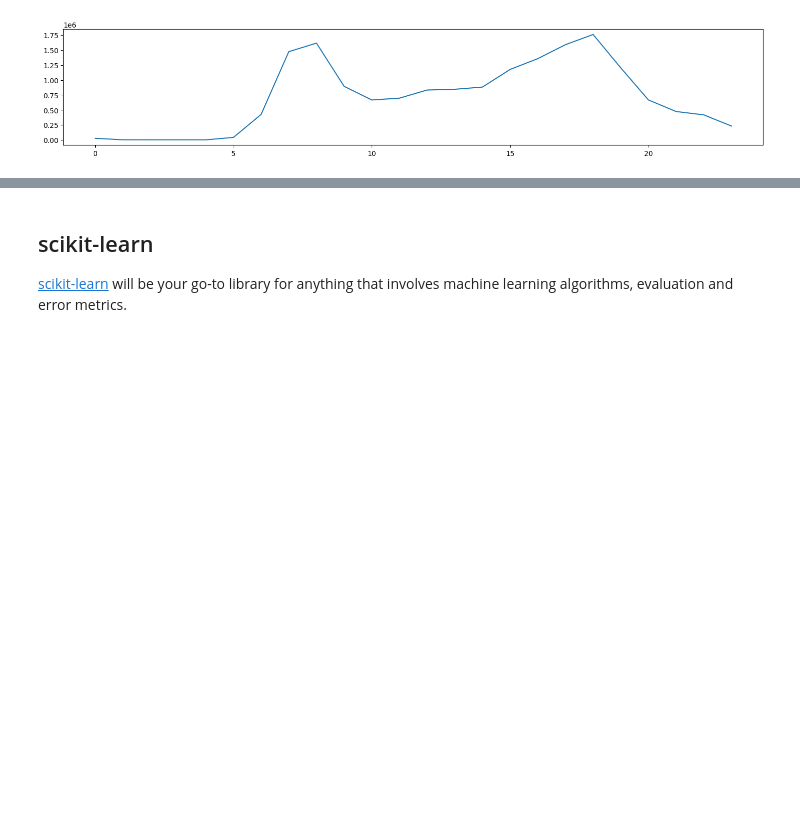
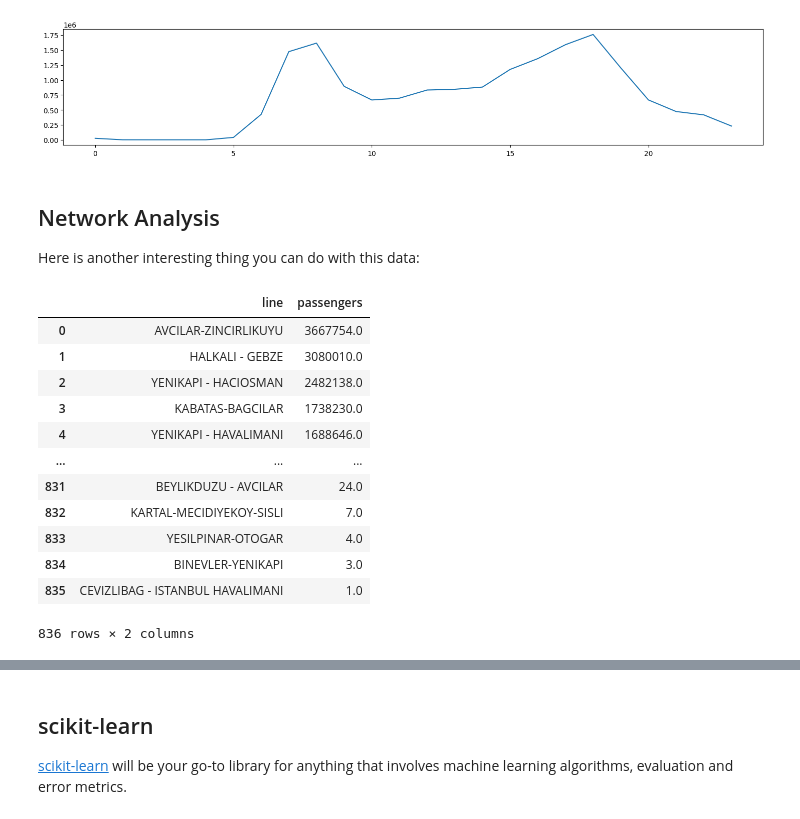
Before and after one commit to kaygun/MYZ309E, a Jupyter notebook: lectures/Lecture_02.ipynb, the cells around one changed output, grey strips where cells are left out. Cells and saved outputs as stored; diff of their text form; code cells hidden in the pictures; blank space fills up the shorter version.

```diff
--- a/lectures/Lecture_02.ipynb
+++ b/lectures/Lecture_02.ipynb
@@ -223,3 +312,28 @@ result['total'].plot(figsize=(18,3))
 # %% [output]
 <Axes: >
 [figure]
+# %% [markdown]
+## Network Analysis
+
+Here is another interesting thing you can do with this data:
+# %%
+lines = db.sql("""
+    select line, sum(number_of_passenger) as passengers from data
+       group by line
+       order by passengers desc
+""").to_df()
+lines
+# %% [output]
+|  | line | passengers |
+| 0 | AVCILAR-ZINCIRLIKUYU | 3667754.0 |
+| 1 | HALKALI - GEBZE | 3080010.0 |
+| 2 | YENIKAPI - HACIOSMAN | 2482138.0 |
+| 3 | KABATAS-BAGCILAR | 1738230.0 |
+| 4 | YENIKAPI - HAVALIMANI | 1688646.0 |
+| ... | ... | ... |
+| 831 | BEYLIKDUZU - AVCILAR | 24.0 |
+| 832 | KARTAL-MECIDIYEKOY-SISLI | 7.0 |
+| 833 | YESILPINAR-OTOGAR | 4.0 |
+| 834 | BINEVLER-YENIKAPI | 3.0 |
+| 835 | CEVIZLIBAG - ISTANBUL HAVALIMANI | 1.0 |
+836 rows × 2 columns
```
Also changed, not shown: parts of 17 cells of this notebook, 1 other file.
